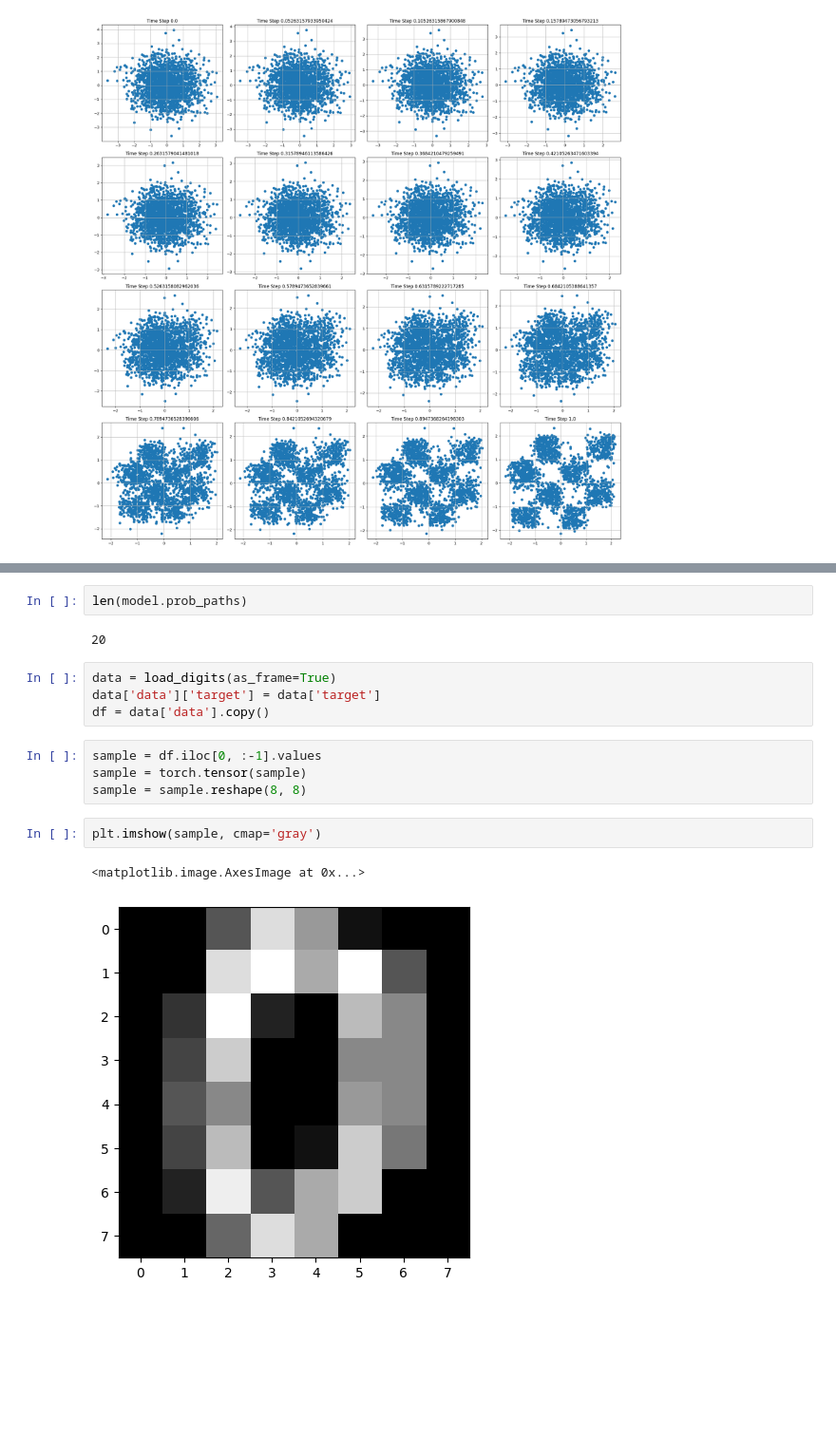
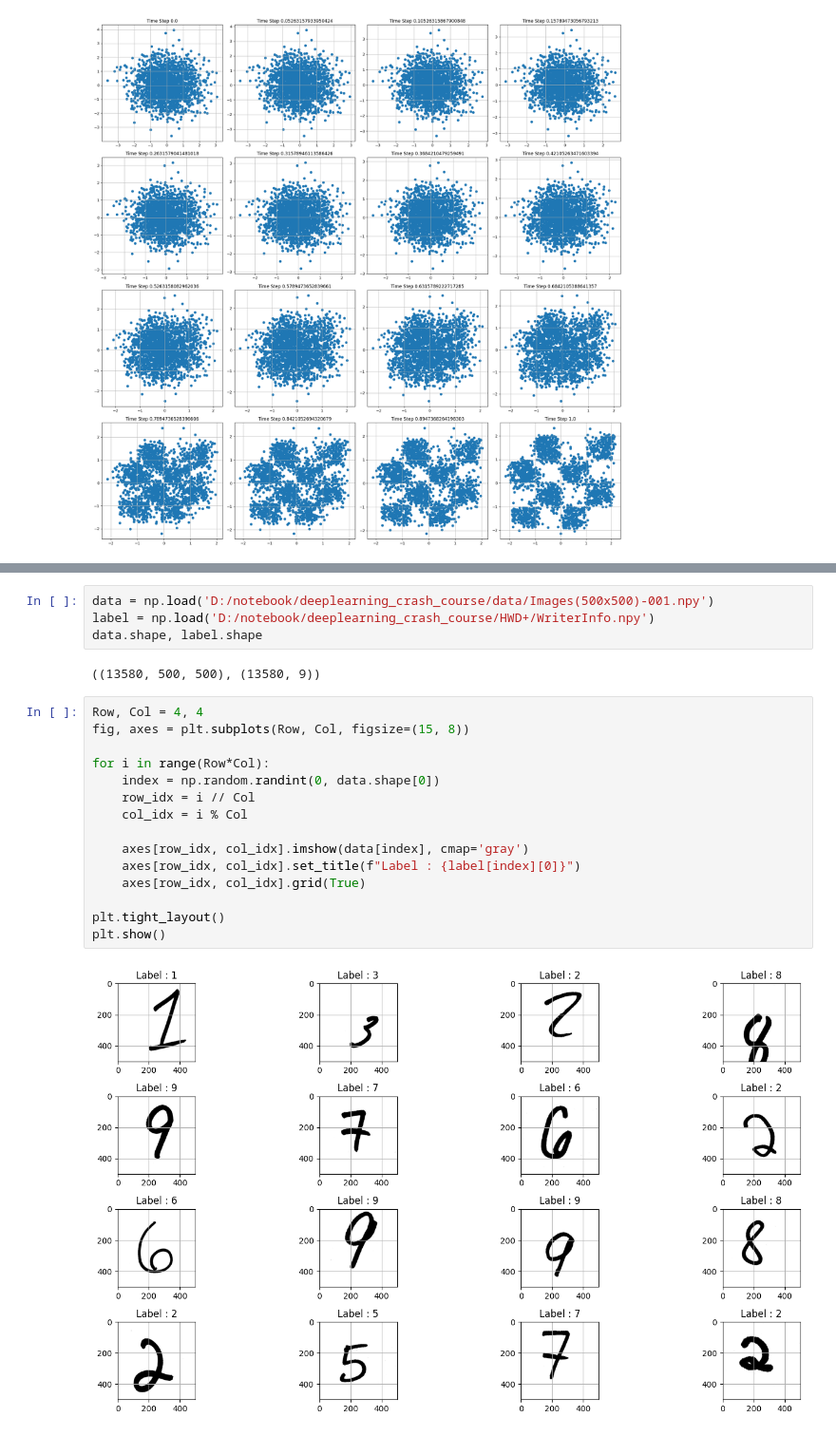
Before and after one commit to arafatshovon/flow-matching-and-llm, a Jupyter notebook: notebooks/Flow_Matching.ipynb, the cells around one changed output, grey strips where cells are left out. Shown at 95% size. Saved outputs shown, nothing was run; the diff lists cells and outputs as text; blank space fills up the shorter version.

```diff
--- a/notebooks/Flow_Matching.ipynb
+++ b/notebooks/Flow_Matching.ipynb
@@ -191,17 +191,23 @@ tensor([ 0,  1,  2,  3,  5,  6,  7,  8, 10, 11, 12, 13, 15, 16, 17, 19],
-# %%
-len(model.prob_paths)
-# %% [output]
-20
-# %%
-data = load_digits(as_frame=True)
-data['data']['target'] = data['target']
-df = data['data'].copy()
-# %%
-sample = df.iloc[0, :-1].values
-sample = torch.tensor(sample)
-sample = sample.reshape(8, 8)
-# %%
-plt.imshow(sample, cmap='gray')
-# %% [output]
-<matplotlib.image.AxesImage at 0x...>
-[figure, removed]
+# %%
+data = np.load('D:/notebook/deeplearning_crash_course/data/Images(500x500)-001.npy')
+label = np.load('D:/notebook/deeplearning_crash_course/HWD+/WriterInfo.npy')
+data.shape, label.shape
+# %% [output]
+((13580, 500, 500), (13580, 9))
+# %%
+Row, Col = 4, 4
+fig, axes = plt.subplots(Row, Col, figsize=(15, 8))
+
+for i in range(Row*Col):
+    index = np.random.randint(0, data.shape[0])
+    row_idx = i // Col
+    col_idx = i % Col
+
+    axes[row_idx, col_idx].imshow(data[index], cmap='gray')
+    axes[row_idx, col_idx].set_title(f"Label : {label[index][0]}")
+    axes[row_idx, col_idx].grid(True)
+
+plt.tight_layout()
+plt.show()
+# %% [output]
+[figure, added]
```
Also changed, not shown: parts of 10 cells of this notebook, 1 other file.
